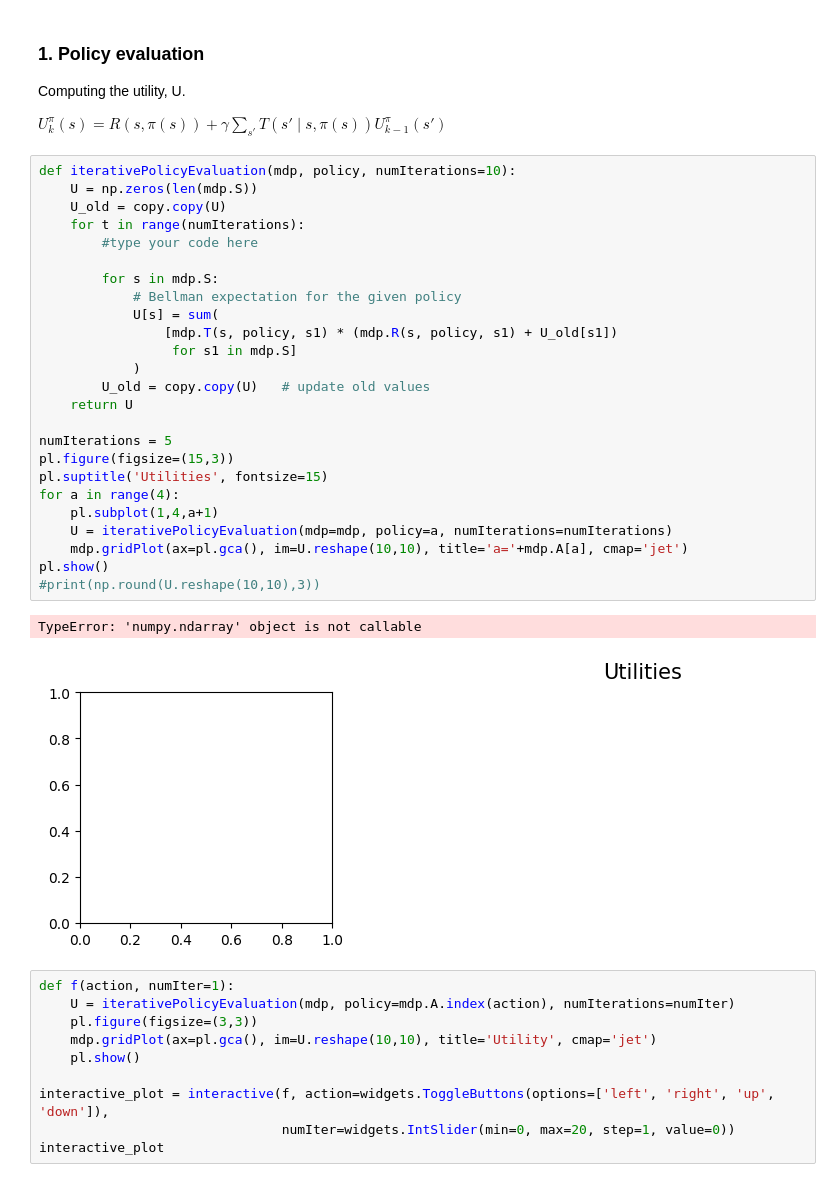
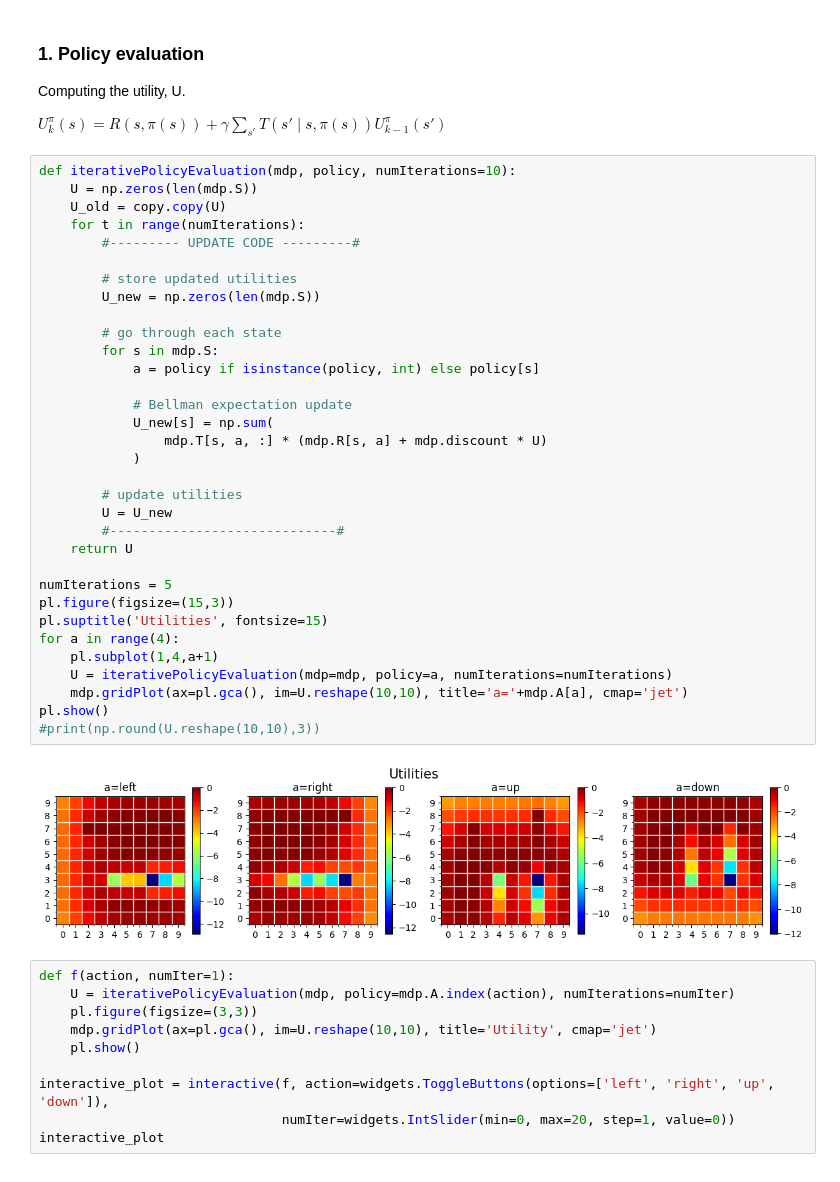
Before and after one commit to kyashark/DL-Lab-IT22609908, a Jupyter notebook: Lab-07/Markov_Decision_Process.ipynb, the cells around one changed output. Drawn from its saved outputs; the diff is of its cells as text.

```diff
--- a/Lab-07/Markov_Decision_Process.ipynb
+++ b/Lab-07/Markov_Decision_Process.ipynb
@@ -208,31 +208,38 @@ $U^\pi_k(s) = R(s, \pi(s)) + \gamma \sum_{s'} T(s' \mid s, \pi(s))U^\pi_{k-1}(s'
 # %%
 def iterativePolicyEvaluation(mdp, policy, numIterations=10):
     U = np.zeros(len(mdp.S))
     U_old = copy.copy(U)
     for t in range(numIterations):
-        #type your code here
+        #--------- UPDATE CODE ---------#
 
+        # store updated utilities
+        U_new = np.zeros(len(mdp.S))
+
+        # go through each state
         for s in mdp.S:
-            # Bellman expectation for the given policy
-            U[s] = sum(
-                [mdp.T(s, policy, s1) * (mdp.R(s, policy, s1) + U_old[s1])
-                 for s1 in mdp.S]
+            a = policy if isinstance(policy, int) else policy[s]
+
+            # Bellman expectation update
+            U_new[s] = np.sum(
+                mdp.T[s, a, :] * (mdp.R[s, a] + mdp.discount * U)
             )
-        U_old = copy.copy(U)   # update old values
+
+        # update utilities
+        U = U_new
+        #-----------------------------#
     return U
 
 numIterations = 5
 pl.figure(figsize=(15,3))
 pl.suptitle('Utilities', fontsize=15)
 for a in range(4):
     pl.subplot(1,4,a+1)
     U = iterativePolicyEvaluation(mdp=mdp, policy=a, numIterations=numIterations)
     mdp.gridPlot(ax=pl.gca(), im=U.reshape(10,10), title='a='+mdp.A[a], cmap='jet')
 pl.show()
 #print(np.round(U.reshape(10,10),3))
 # %% [output]
-TypeError: 'numpy.ndarray' object is not callable
-[figure, old version]
+[figure, new version]
 # %%
 def f(action, numIter=1):
     U = iterativePolicyEvaluation(mdp, policy=mdp.A.index(action), numIterations=numIter)
```
Also changed, not shown: parts of 3 cells of this notebook.
